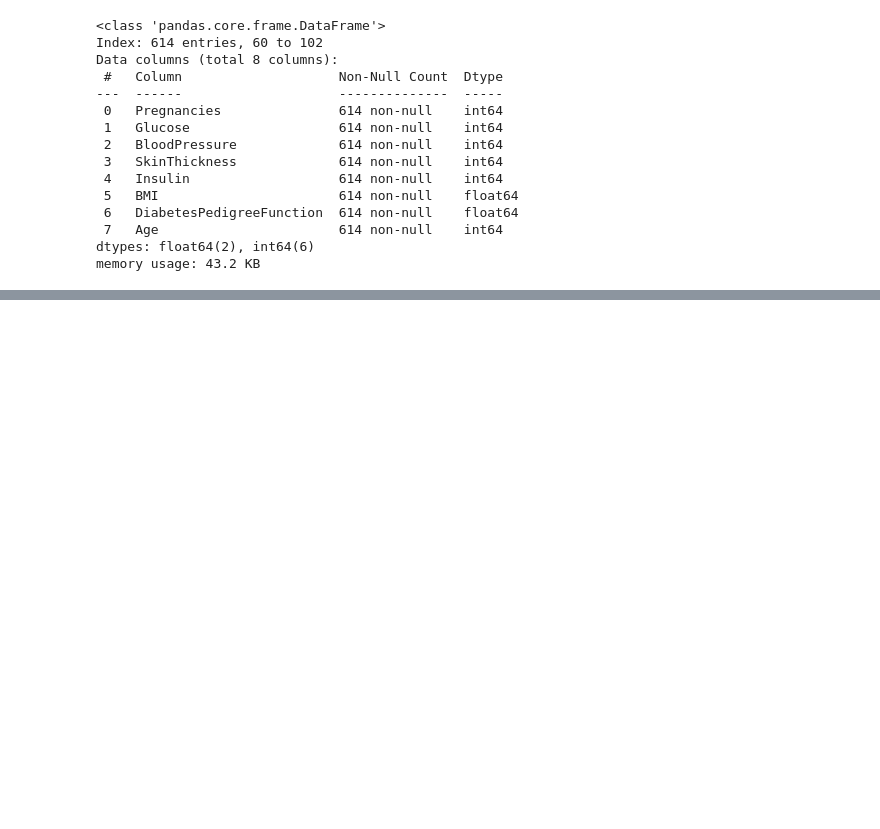
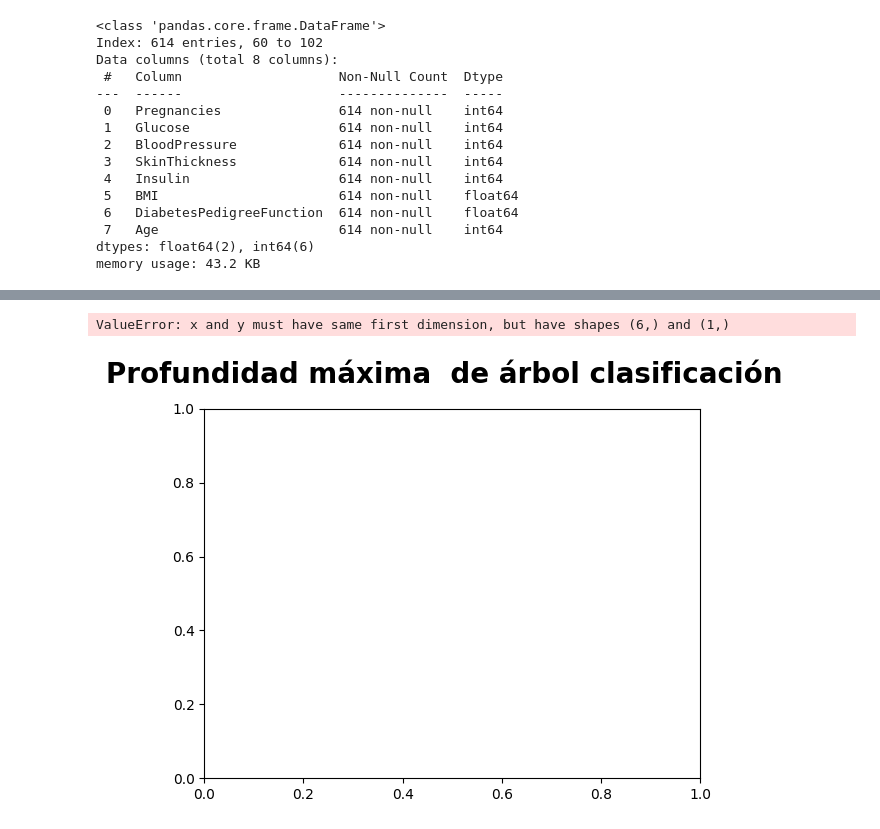
Before and after one commit to emilceinfante/Arboles_decision, a Jupyter notebook: src/explore.ipynb, the cells around one changed output, grey strips where cells are left out. Drawn from its saved outputs; the diff is of its cells as text; code cells hidden in the pictures; blank space fills up the shorter version.

```diff
--- a/src/explore.ipynb
+++ b/src/explore.ipynb
@@ -445,0 +449,33 @@ plt.show()
+# %%
+# Definimos la lista de valores de max_depth que vamos a explorar
+max_depths = [1,2,3,4,5,6]
+for item in max_depths:
+
+    model_tree = DecisionTreeClassifier(max_depth = item)
+
+    model_tree.fit(X_train,y_train)
+# %%
+# Predecir y evaluar sobre el set de entrenamiento
+y_train_pred = model_tree.predict(X_train)
+train_tree_ac = accuracy_score(y_train, y_train_pred)
+# %%
+# Predecir y evaluar sobre el set de evaluación
+y_test_pred = model_tree.predict(X_test)
+test_tree_ac = accuracy_score(y_test, y_test_pred)
+# %%
+# Agregar la información a las listas
+lista_treer_train.append(train_tree_ac)
+lista_treer_test.append(test_tree_ac)
+# %%
+### Gráfico
+import matplotlib.pyplot as plt
+plt.suptitle('Profundidad máxima  de árbol clasificación' , fontweight = 'black', fontsize=20)
+plt.plot(max_depths,lista_treer_train,'o-',label='train' )
+plt.plot(max_depths,lista_treer_test,'o-',label='test')
+plt.grid(True)
+plt.legend()
+plt.xlabel('Profundidad máxima',fontsize=20,fontweight = 'black')
+plt.ylabel('Accuracy',fontsize=20,fontweight = 'black');
+# %% [output]
+ValueError: x and y must have same first dimension, but have shapes (6,) and (1,)
+[figure, added]
```
Also changed, not shown: parts of 15 cells of this notebook, 2 other files.
